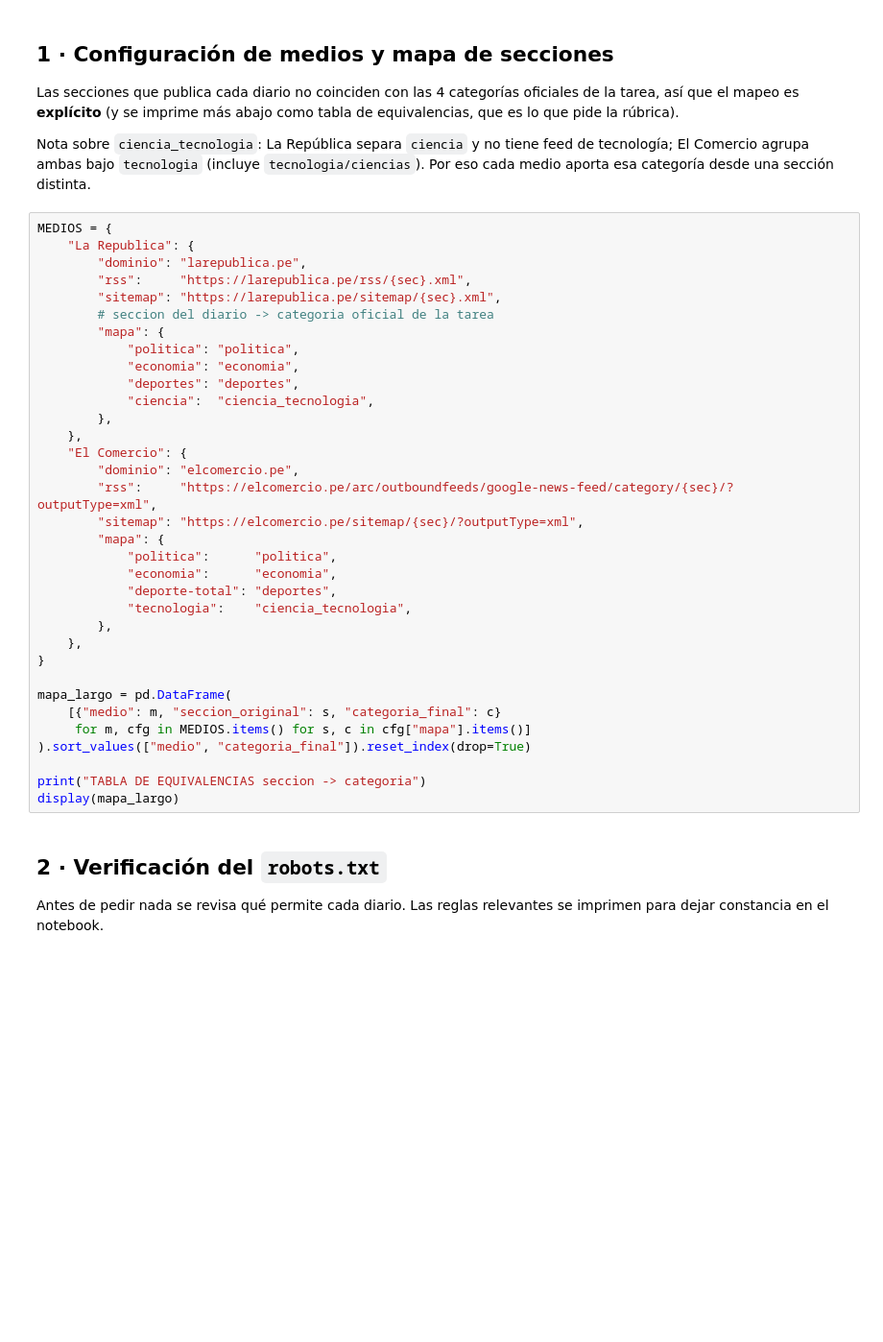
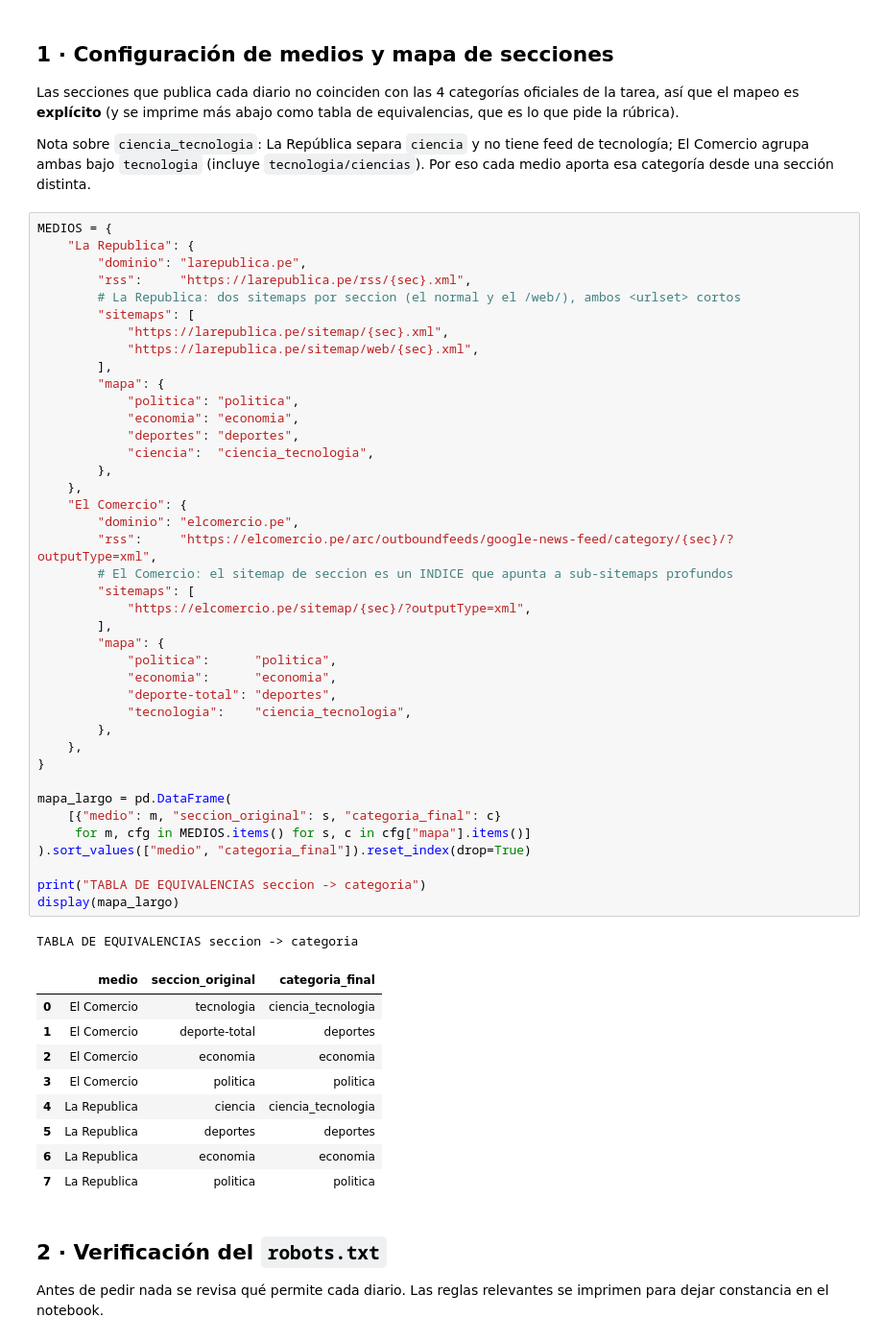
Before and after one commit to AlexNoblejas/python-intermedio-qlab, a Jupyter notebook: tarea_1/01_recoleccion.ipynb, the cells around one changed output. Shown at 96% size. Drawn from its saved outputs; the diff is of its cells as text; blank space fills up the shorter version.

```diff
--- a/tarea_1/01_recoleccion.ipynb
+++ b/tarea_1/01_recoleccion.ipynb
@@ -96,36 +104,53 @@ Por eso cada medio aporta esa categoría desde una sección distinta.
 MEDIOS = {
     "La Republica": {
         "dominio": "larepublica.pe",
         "rss":     "https://larepublica.pe/rss/{sec}.xml",
-        "sitemap": "https://larepublica.pe/sitemap/{sec}.xml",
-        # seccion del diario -> categoria oficial de la tarea
+        # La Republica: dos sitemaps por seccion (el normal y el /web/), ambos <urlset> cortos
+        "sitemaps": [
+            "https://larepublica.pe/sitemap/{sec}.xml",
+            "https://larepublica.pe/sitemap/web/{sec}.xml",
+        ],
         "mapa": {
             "politica": "politica",
             "economia": "economia",
             "deportes": "deportes",
             "ciencia":  "ciencia_tecnologia",
         },
     },
     "El Comercio": {
         "dominio": "elcomercio.pe",
         "rss":     "https://elcomercio.pe/arc/outboundfeeds/google-news-feed/category/{sec}/?outputType=xml",
-        "sitemap": "https://elcomercio.pe/sitemap/{sec}/?outputType=xml",
+        # El Comercio: el sitemap de seccion es un INDICE que apunta a sub-sitemaps profundos
+        "sitemaps": [
+            "https://elcomercio.pe/sitemap/{sec}/?outputType=xml",
+        ],
         "mapa": {
             "politica":      "politica",
             "economia":      "economia",
             "deporte-total": "deportes",
             "tecnologia":    "ciencia_tecnologia",
         },
     },
 }
 
 mapa_largo = pd.DataFrame(
     [{"medio": m, "seccion_original": s, "categoria_final": c}
      for m, cfg in MEDIOS.items() for s, c in cfg["mapa"].items()]
 ).sort_values(["medio", "categoria_final"]).reset_index(drop=True)
 
 print("TABLA DE EQUIVALENCIAS seccion -> categoria")
 display(mapa_largo)
+# %% [output]
+TABLA DE EQUIVALENCIAS seccion -> categoria
+|  | medio | seccion_original | categoria_final |
+| 0 | El Comercio | tecnologia | ciencia_tecnologia |
+| 1 | El Comercio | deporte-total | deportes |
+| 2 | El Comercio | economia | economia |
+| 3 | El Comercio | politica | politica |
+| 4 | La Republica | ciencia | ciencia_tecnologia |
+| 5 | La Republica | deportes | deportes |
+| 6 | La Republica | economia | economia |
+| 7 | La Republica | politica | politica |
 # %% [markdown]
 ## 2 · Verificación del `robots.txt`
 
```
Also changed, not shown: parts of 13 cells of this notebook, 3 other files.
